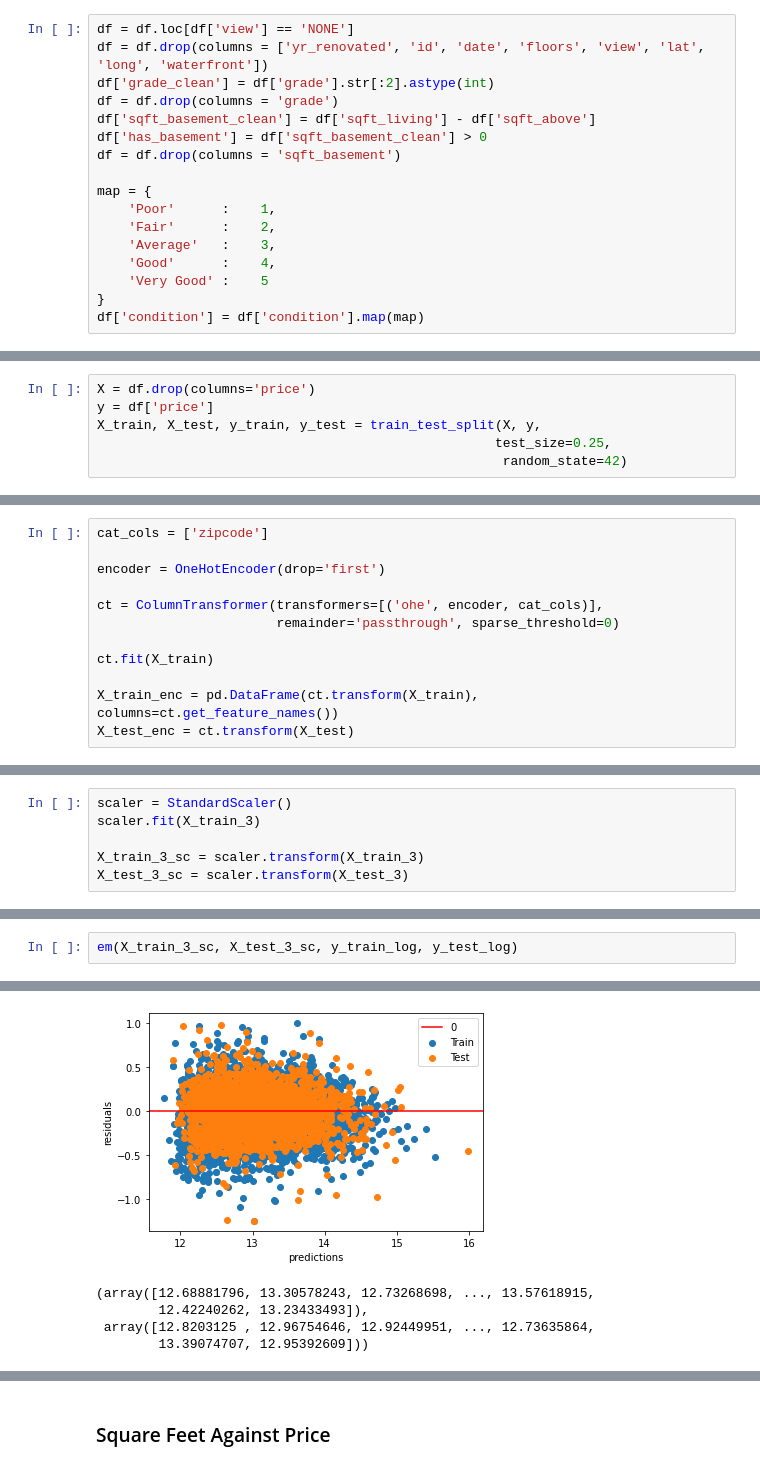
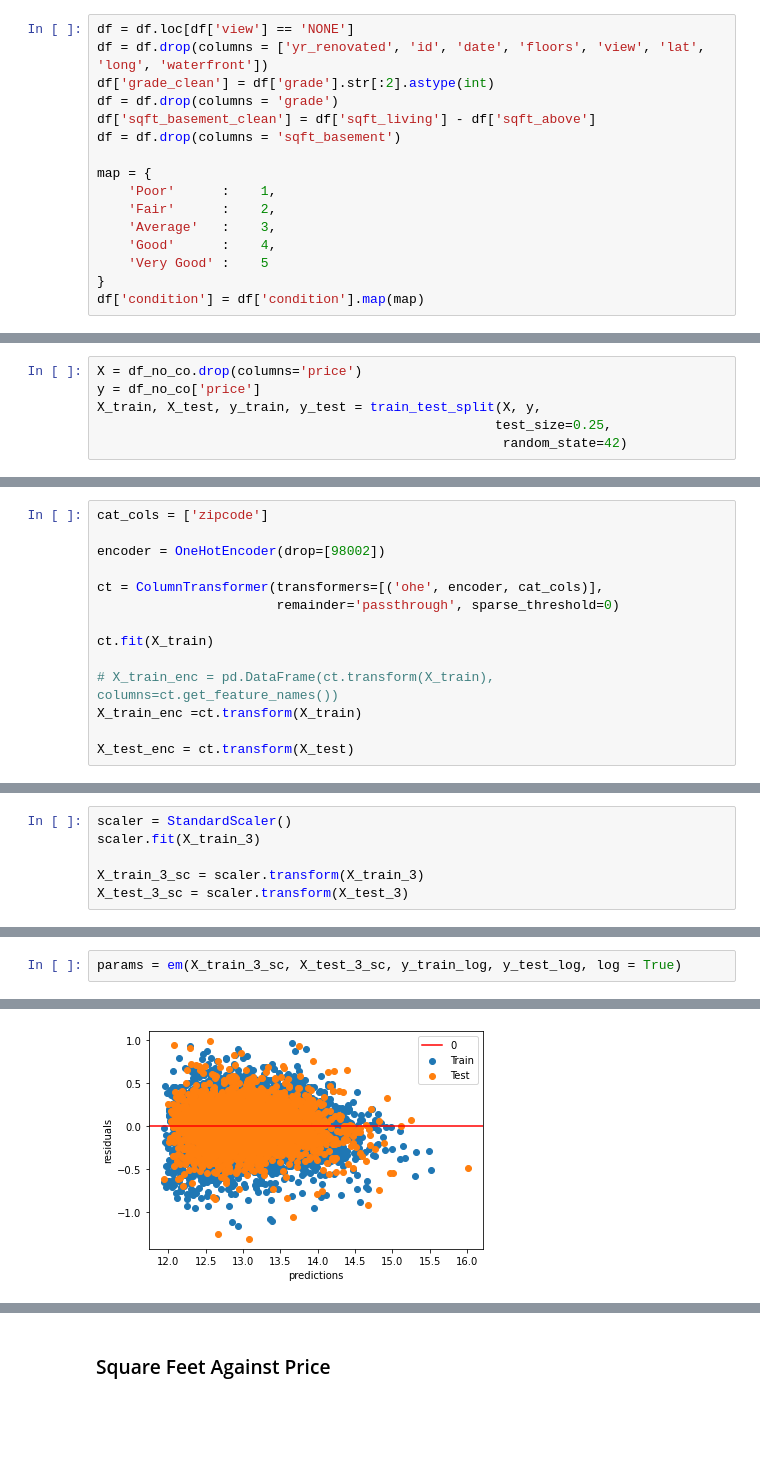
Before and after one commit to CoopaM/Phase-2-Project, a Jupyter notebook: Final Notebook.ipynb, the cells around one changed output, grey strips where cells are left out. Drawn from its saved outputs; the diff is of its cells as text; blank space fills up the shorter version.

```diff
--- a/Final Notebook.ipynb
+++ b/Final Notebook.ipynb
@@ -48,7 +49,6 @@ df = df.drop(columns = ['yr_renovated', 'id', 'date', 'floors', 'view', 'lat', '
 df['grade_clean'] = df['grade'].str[:2].astype(int)
 df = df.drop(columns = 'grade')
 df['sqft_basement_clean'] = df['sqft_living'] - df['sqft_above']
-df['has_basement'] = df['sqft_basement_clean'] > 0
 df = df.drop(columns = 'sqft_basement')
 
 map = {
@@ -95,8 +95,8 @@ sns.heatmap(df_no_co.corr(), annot = True)
 # %% [markdown]
 # Modeling
 # %%
-X = df.drop(columns='price')
-y = df['price']
+X = df_no_co.drop(columns='price')
+y = df_no_co['price']
 X_train, X_test, y_train, y_test = train_test_split(X, y,
                                                    test_size=0.25,
                                                     random_state=42)
@@ -106,12 +106,14 @@ y_test_log = np.log1p(y_test)
 # %%
 cat_cols = ['zipcode']
 
-encoder = OneHotEncoder(drop='first')
+encoder = OneHotEncoder(drop=[98002])
 
 ct = ColumnTransformer(transformers=[('ohe', encoder, cat_cols)],
                        remainder='passthrough', sparse_threshold=0)
 
 ct.fit(X_train)
 
-X_train_enc = pd.DataFrame(ct.transform(X_train), columns=ct.get_feature_names())
+# X_train_enc = pd.DataFrame(ct.transform(X_train), columns=ct.get_feature_names())
+X_train_enc =ct.transform(X_train)
+
 X_test_enc = ct.transform(X_test)
@@ -250,5 +205,5 @@ Test RMSE Score: $141777.8506
 # %%
-em(X_train_3_sc, X_test_3_sc, y_train_log, y_test_log)
+params = em(X_train_3_sc, X_test_3_sc, y_train_log, y_test_log, log = True)
 # %% [output]
                             OLS Regression Results
 ==============================================================================
@@ -269,6 +224,2 @@ Test RMSE Score: $0.1839
 ********************
-[figure, old version]
+[figure, new version]
-(array([12.68881796, 13.30578243, 12.73268698, ..., 13.57618915,
-        12.42240262, 13.23433493]),
- array([12.8203125 , 12.96754646, 12.92449951, ..., 12.73635864,
-        13.39074707, 12.95392609]))
```
Also changed, not shown: parts of 24 cells of this notebook, 1 other file.
